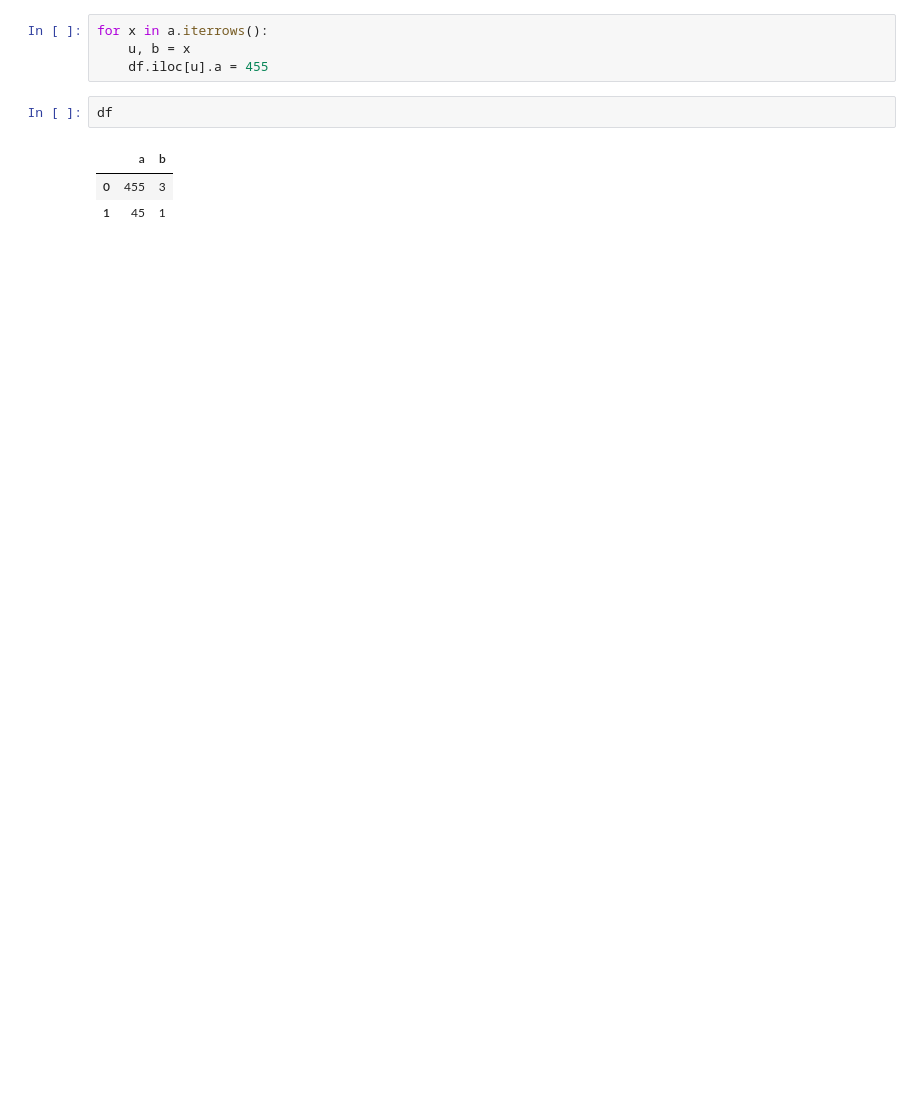
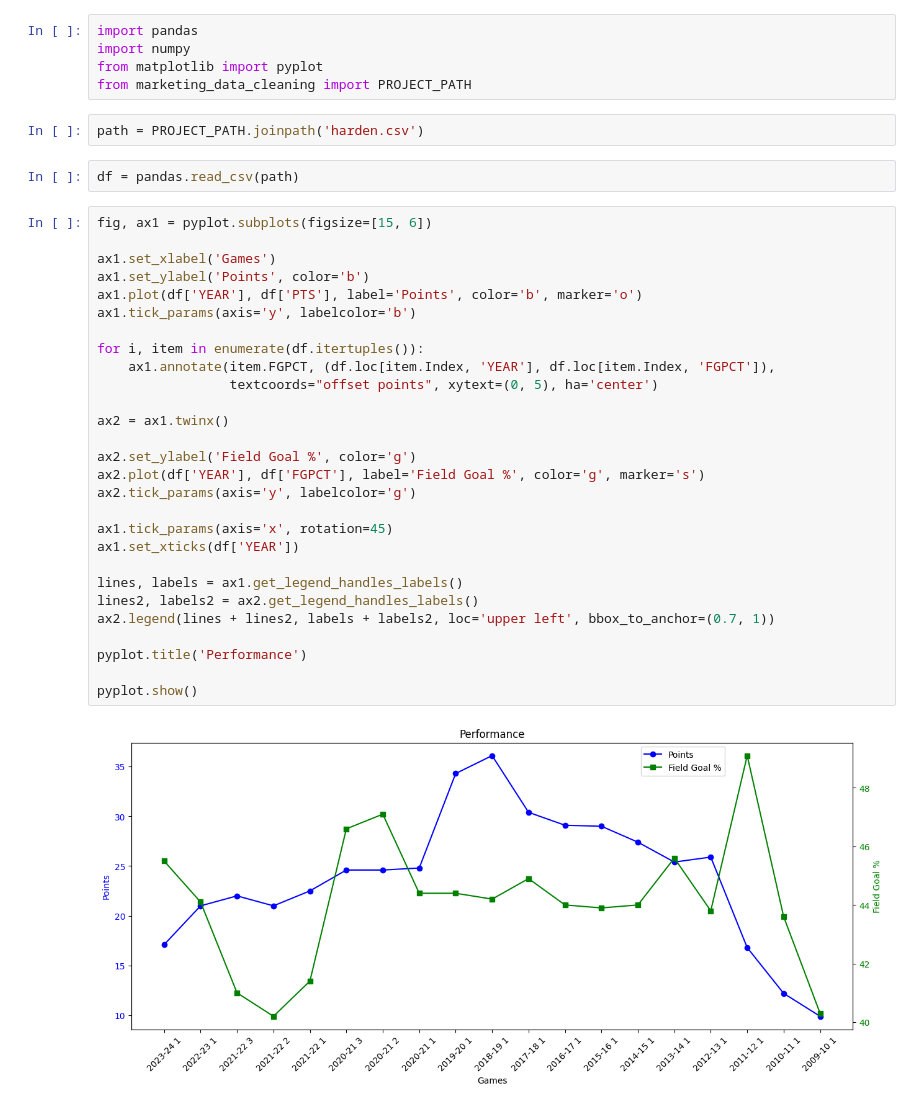
Before and after one commit to Zadigo/marketing_data_cleaning, a Jupyter notebook: test.ipynb, the cells around one changed output. Saved outputs shown, nothing was run; the diff lists cells and outputs as text; blank space fills up the shorter version.

Commit message:
Test NBA data and matplotlib

```diff
--- a/test.ipynb
+++ b/test.ipynb
@@ -7,10 +1,39 @@ a = df[df['a'] == 1]
-# %%
-for x in a.iterrows():
-    u, b = x
-    df.iloc[u].a = 455
-# %%
-df
-# %% [output]
-|  | a | b |
-| 0 | 455 | 3 |
-| 1 | 45 | 1 |
+# %%
+import pandas
+import numpy
+from matplotlib import pyplot
+from marketing_data_cleaning import PROJECT_PATH
+# %%
+path = PROJECT_PATH.joinpath('harden.csv')
+# %%
+df = pandas.read_csv(path)
+# %%
+fig, ax1 = pyplot.subplots(figsize=[15, 6])
+
+ax1.set_xlabel('Games')
+ax1.set_ylabel('Points', color='b')
+ax1.plot(df['YEAR'], df['PTS'], label='Points', color='b', marker='o')
+ax1.tick_params(axis='y', labelcolor='b')
+
+for i, item in enumerate(df.itertuples()):
+    ax1.annotate(item.FGPCT, (df.loc[item.Index, 'YEAR'], df.loc[item.Index, 'FGPCT']),
+                 textcoords="offset points", xytext=(0, 5), ha='center')
+
+ax2 = ax1.twinx()
+
+ax2.set_ylabel('Field Goal %', color='g')
+ax2.plot(df['YEAR'], df['FGPCT'], label='Field Goal %', color='g', marker='s')
+ax2.tick_params(axis='y', labelcolor='g')
+
+ax1.tick_params(axis='x', rotation=45)
+ax1.set_xticks(df['YEAR'])
+
+lines, labels = ax1.get_legend_handles_labels()
+lines2, labels2 = ax2.get_legend_handles_labels()
+ax2.legend(lines + lines2, labels + labels2, loc='upper left', bbox_to_anchor=(0.7, 1))
+
+pyplot.title('Performance')
+
+pyplot.show()
+# %% [output]
+[figure, added]
```
Also changed, not shown: parts of 3 cells of this notebook, 12 other files.
